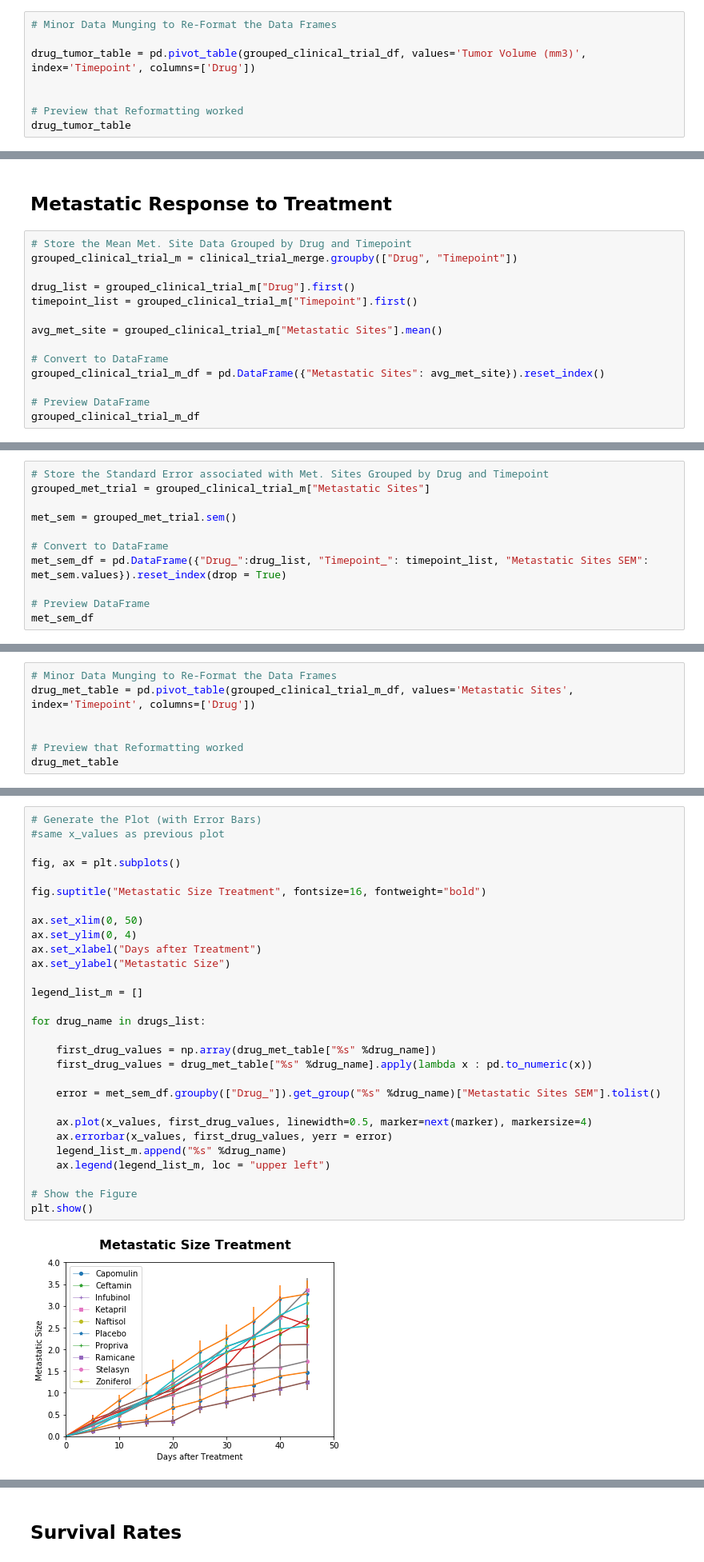
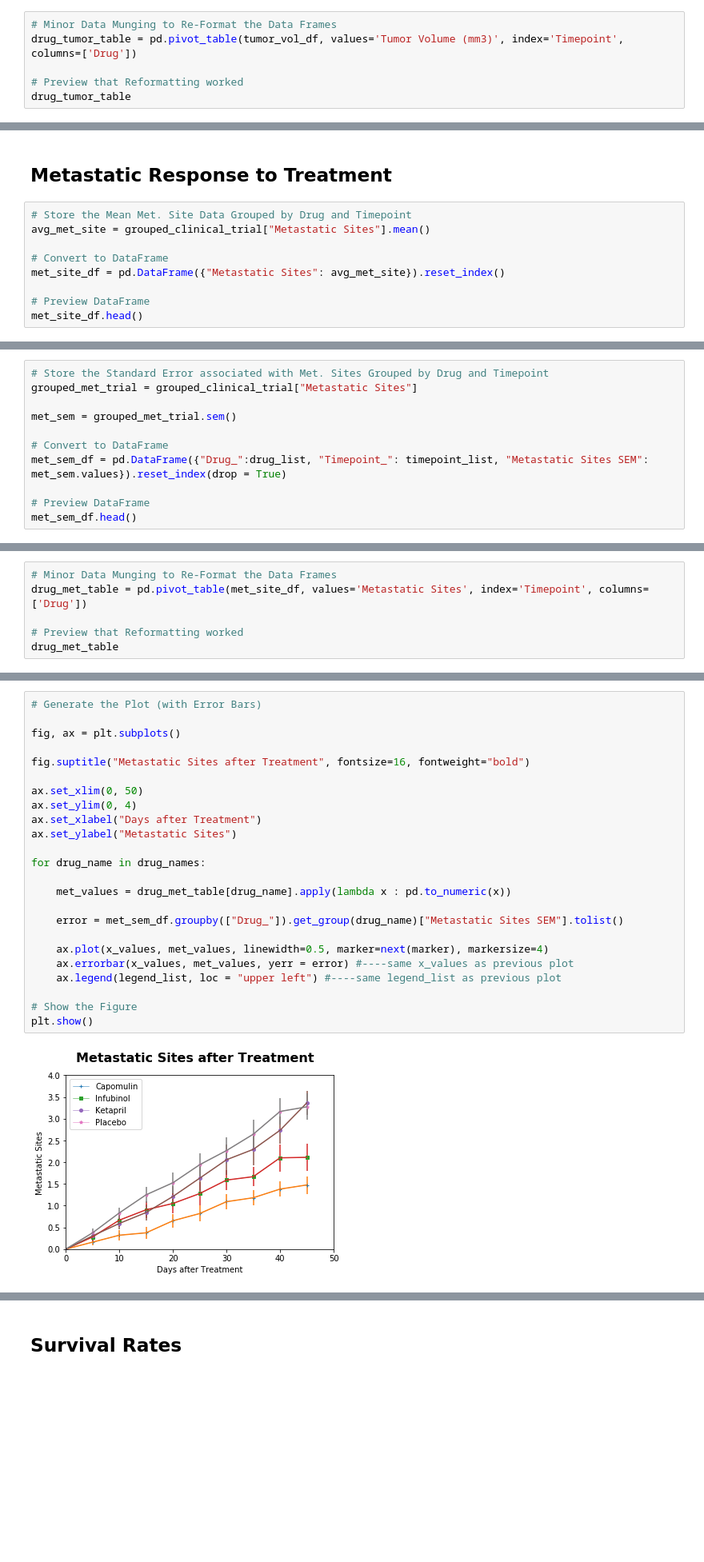
Before and after one commit to Blasda01/Pharmacy_Trials_Python, a Jupyter notebook: Pymaceuticals/pymaceuticals.ipynb, the cells around one changed output, grey strips where cells are left out. Shown: that part at 80% size. Cells and saved outputs as stored; diff of their text form; blank space fills up the shorter version.

```diff
--- a/Pymaceuticals/pymaceuticals.ipynb
+++ b/Pymaceuticals/pymaceuticals.ipynb
@@ -89,8 +78,6 @@ tumor_sem_df
 # %%
 # Minor Data Munging to Re-Format the Data Frames
-
-drug_tumor_table = pd.pivot_table(grouped_clinical_trial_df, values='Tumor Volume (mm3)', index='Timepoint', columns=['Drug'])
-
+drug_tumor_table = pd.pivot_table(tumor_vol_df, values='Tumor Volume (mm3)', index='Timepoint', columns=['Drug'])
 
 # Preview that Reformatting worked
 drug_tumor_table
@@ -154,18 +132,13 @@ plt.show()
 ## Metastatic Response to Treatment
 # %%
 # Store the Mean Met. Site Data Grouped by Drug and Timepoint
-grouped_clinical_trial_m = clinical_trial_merge.groupby(["Drug", "Timepoint"])
-
-drug_list = grouped_clinical_trial_m["Drug"].first()
-timepoint_list = grouped_clinical_trial_m["Timepoint"].first()
-
-avg_met_site = grouped_clinical_trial_m["Metastatic Sites"].mean()
+avg_met_site = grouped_clinical_trial["Metastatic Sites"].mean()
 
 # Convert to DataFrame
-grouped_clinical_trial_m_df = pd.DataFrame({"Metastatic Sites": avg_met_site}).reset_index()
+met_site_df = pd.DataFrame({"Metastatic Sites": avg_met_site}).reset_index()
 
 # Preview DataFrame
-grouped_clinical_trial_m_df
+met_site_df.head()
 # %% [output]
 |  | Drug | Timepoint | Metastatic Sites |
 | 0 | Capomulin | 0 | 0.000000 |
@@ -183,6 +149,6 @@ grouped_clinical_trial_m_df
 # %%
 # Store the Standard Error associated with Met. Sites Grouped by Drug and Timepoint
-grouped_met_trial = grouped_clinical_trial_m["Metastatic Sites"]
+grouped_met_trial = grouped_clinical_trial["Metastatic Sites"]
 
 met_sem = grouped_met_trial.sem()
 
@@ -190,7 +156,7 @@ met_sem = grouped_met_trial.sem()
 met_sem_df = pd.DataFrame({"Drug_":drug_list, "Timepoint_": timepoint_list, "Metastatic Sites SEM": met_sem.values}).reset_index(drop = True)
 
 # Preview DataFrame
-met_sem_df
+met_sem_df.head()
 # %% [output]
 |  | Drug_ | Timepoint_ | Metastatic Sites SEM |
 | 0 | Capomulin | 0 | 0.000000 |
@@ -208,7 +167,6 @@ met_sem_df
 # %%
 # Minor Data Munging to Re-Format the Data Frames
-drug_met_table = pd.pivot_table(grouped_clinical_trial_m_df, values='Metastatic Sites', index='Timepoint', columns=['Drug'])
-
+drug_met_table = pd.pivot_table(met_site_df, values='Metastatic Sites', index='Timepoint', columns=['Drug'])
 
 # Preview that Reformatting worked
 drug_met_table
@@ -228,34 +186,29 @@ drug_met_table
 # %%
 # Generate the Plot (with Error Bars)
-#same x_values as previous plot
 
 fig, ax = plt.subplots()
 
-fig.suptitle("Metastatic Size Treatment", fontsize=16, fontweight="bold")
+fig.suptitle("Metastatic Sites after Treatment", fontsize=16, fontweight="bold")
 
 ax.set_xlim(0, 50)
 ax.set_ylim(0, 4)
 ax.set_xlabel("Days after Treatment")
-ax.set_ylabel("Metastatic Size")
+ax.set_ylabel("Metastatic Sites")
 
-legend_list_m = []
+for drug_name in drug_names:
 
-for drug_name in drugs_list:
+    met_values = drug_met_table[drug_name].apply(lambda x : pd.to_numeric(x))
 
-    first_drug_values = np.array(drug_met_table["%s" %drug_name])
-    first_drug_values = drug_met_table["%s" %drug_name].apply(lambda x : pd.to_numeric(x))
+    error = met_sem_df.groupby(["Drug_"]).get_group(drug_name)["Metastatic Sites SEM"].tolist()
 
-    error = met_sem_df.groupby(["Drug_"]).get_group("%s" %drug_name)["Metastatic Sites SEM"].tolist()
-
-    ax.plot(x_values, first_drug_values, linewidth=0.5, marker=next(marker), markersize=4)
-    ax.errorbar(x_values, first_drug_values, yerr = error)
-    legend_list_m.append("%s" %drug_name)
-    ax.legend(legend_list_m, loc = "upper left")
+    ax.plot(x_values, met_values, linewidth=0.5, marker=next(marker), markersize=4)
+    ax.errorbar(x_values, met_values, yerr = error) #----same x_values as previous plot
+    ax.legend(legend_list, loc = "upper left") #----same legend_list as previous plot
 
 # Show the Figure
 plt.show()
 # %% [output]
-[figure, old version]
+[figure, new version]
 # %% [markdown]
 ![Metastatic Spread During Treatment](../Images/spread.png)
 # %% [markdown]
```
Also changed, not shown: parts of 14 cells of this notebook, 1 other file.
